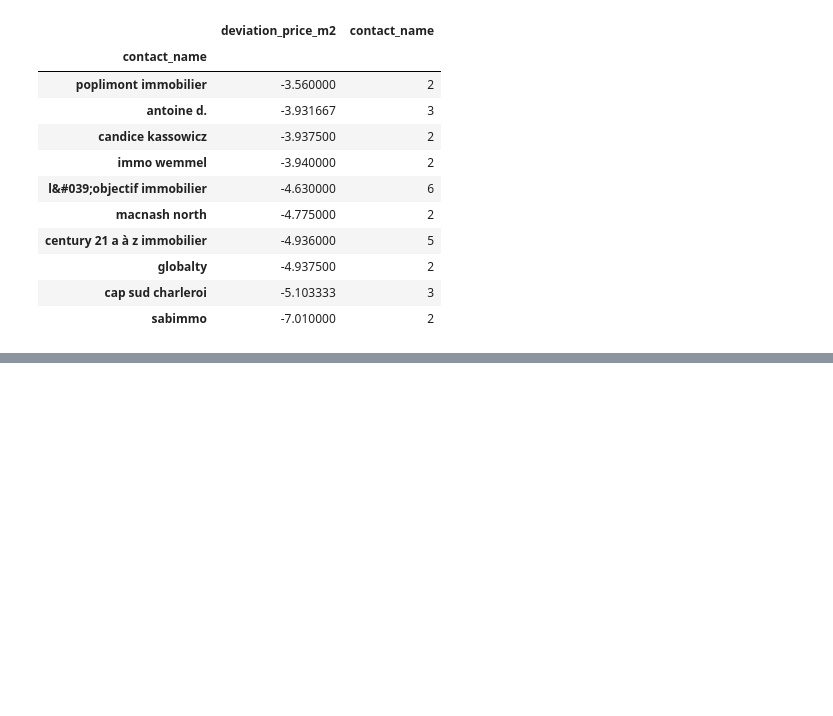
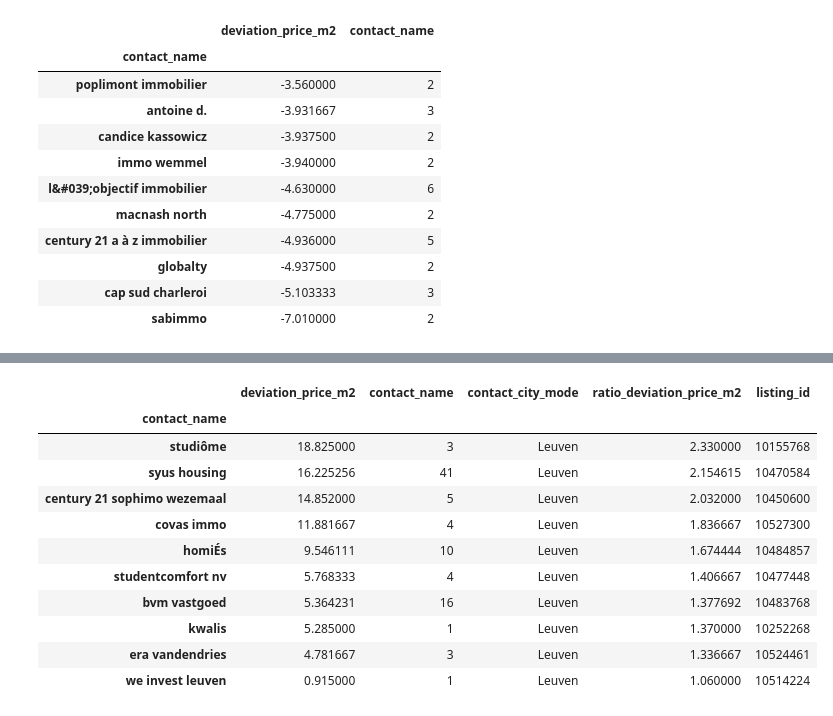
Before and after one commit to marcandre259/immo_report, a Jupyter notebook: notebooks/marki/m2_geo_check.ipynb, the cells around one changed output, grey strips where cells are left out. Cells and saved outputs as stored; diff of their text form; code cells hidden in the pictures; blank space fills up the shorter version.

```diff
--- a/notebooks/marki/m2_geo_check.ipynb
+++ b/notebooks/marki/m2_geo_check.ipynb
@@ -466,3 +471,30 @@ gpd_apart.groupby("contact_name").agg(
 | mexx international real estate | 14.166000 | 5 | Elsene | 1.914000 | 10520258 |
 | belgoimmo sprl | 13.603000 | 20 | Elsene | 1.875000 | 10571212 |
 | bureau immobilier meert | 13.225000 | 1 | Ukkel | 1.950000 | 10522179 |
+# %%
+gpd_apart.groupby("contact_name").agg(
+    {
+        "deviation_price_m2": "mean",
+        "contact_name": "count",
+        "contact_city_mode": "first",
+        "ratio_deviation_price_m2": "mean",
+        "listing_id": "first",
+    }
+).query("contact_city_mode == 'Leuven'").sort_values(
+    "deviation_price_m2", ascending=False
+).head(
+    10
+)
+# %% [output]
+|  | deviation_price_m2 | contact_name | contact_city_mode | ratio_deviation_price_m2 | listing_id |
+| contact_name |  |  |  |  |  |
+| studiôme | 18.825000 | 3 | Leuven | 2.330000 | 10155768 |
+| syus housing | 16.225256 | 41 | Leuven | 2.154615 | 10470584 |
+| century 21 sophimo wezemaal | 14.852000 | 5 | Leuven | 2.032000 | 10450600 |
+| covas immo | 11.881667 | 4 | Leuven | 1.836667 | 10527300 |
+| homiÉs | 9.546111 | 10 | Leuven | 1.674444 | 10484857 |
+| studentcomfort nv | 5.768333 | 4 | Leuven | 1.406667 | 10477448 |
+| bvm vastgoed | 5.364231 | 16 | Leuven | 1.377692 | 10483768 |
+| kwalis | 5.285000 | 1 | Leuven | 1.370000 | 10252268 |
+| era vandendries | 4.781667 | 3 | Leuven | 1.336667 | 10524461 |
+| we invest leuven | 0.915000 | 1 | Leuven | 1.060000 | 10514224 |
```
Also changed, not shown: parts of 4 cells of this notebook.
